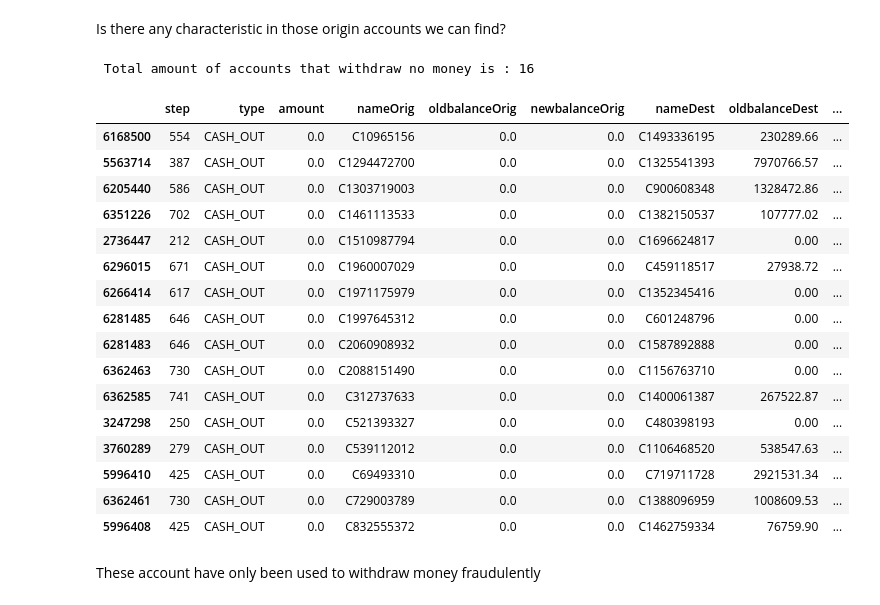
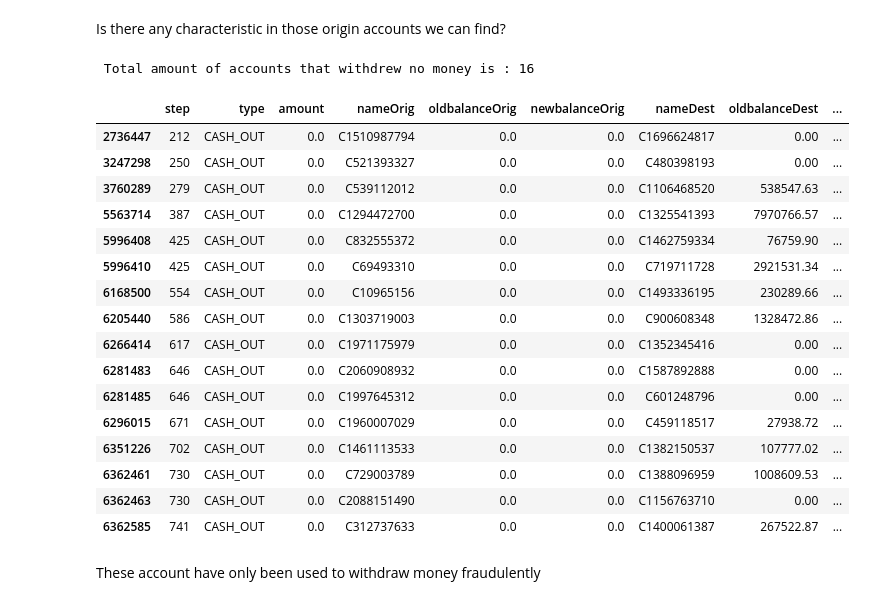
Before and after one commit to AMaldu/fraud_detection, a Jupyter notebook: notebooks/eda.ipynb, the cells around one changed output. Saved outputs shown, nothing was run; the diff lists cells and outputs as text; code cells hidden in the pictures.

```diff
--- a/notebooks/eda.ipynb
+++ b/notebooks/eda.ipynb
@@ -287,29 +287,30 @@ Observations:
 Fraudsters have been trying to withdraw money from empty accounts. None of them is repeated. Further information about, for example, the account age could help us identify some hidden pattern.
 # %% [markdown]
 Is there any characteristic in those origin accounts we can find?
-# %%
-nameOrig_list = null_amount_orig['nameOrig'].tolist()
-
-fraud_accounts = data.query('nameOrig_list').sort_values(by = 'nameOrig')
-hay algunas que tienen frud y no fraud asi que los calculos estan mal
-# %% [output]
- Total amount of accounts that withdraw no money is : 16
-|  | step | type | amount | nameOrig | oldbalanceOrig | newbalanceOrig | nameDest | oldbalanceDest | ... |
-| 6168500 | 554 | CASH_OUT | 0.0 | C10965156 | 0.0 | 0.0 | C1493336195 | 230289.66 | ... |
-| 5563714 | 387 | CASH_OUT | 0.0 | C1294472700 | 0.0 | 0.0 | C1325541393 | 7970766.57 | ... |
-| 6205440 | 586 | CASH_OUT | 0.0 | C1303719003 | 0.0 | 0.0 | C900608348 | 1328472.86 | ... |
-| 6351226 | 702 | CASH_OUT | 0.0 | C1461113533 | 0.0 | 0.0 | C1382150537 | 107777.02 | ... |
-| 2736447 | 212 | CASH_OUT | 0.0 | C1510987794 | 0.0 | 0.0 | C1696624817 | 0.00 | ... |
-| 6296015 | 671 | CASH_OUT | 0.0 | C1960007029 | 0.0 | 0.0 | C459118517 | 27938.72 | ... |
-| 6266414 | 617 | CASH_OUT | 0.0 | C1971175979 | 0.0 | 0.0 | C1352345416 | 0.00 | ... |
-| 6281485 | 646 | CASH_OUT | 0.0 | C1997645312 | 0.0 | 0.0 | C601248796 | 0.00 | ... |
-| 6281483 | 646 | CASH_OUT | 0.0 | C2060908932 | 0.0 | 0.0 | C1587892888 | 0.00 | ... |
-| 6362463 | 730 | CASH_OUT | 0.0 | C2088151490 | 0.0 | 0.0 | C1156763710 | 0.00 | ... |
-| 6362585 | 741 | CASH_OUT | 0.0 | C312737633 | 0.0 | 0.0 | C1400061387 | 267522.87 | ... |
-| 3247298 | 250 | CASH_OUT | 0.0 | C521393327 | 0.0 | 0.0 | C480398193 | 0.00 | ... |
-| 3760289 | 279 | CASH_OUT | 0.0 | C539112012 | 0.0 | 0.0 | C1106468520 | 538547.63 | ... |
-| 5996410 | 425 | CASH_OUT | 0.0 | C69493310 | 0.0 | 0.0 | C719711728 | 2921531.34 | ... |
-| 6362461 | 730 | CASH_OUT | 0.0 | C729003789 | 0.0 | 0.0 | C1388096959 | 1008609.53 | ... |
-| 5996408 | 425 | CASH_OUT | 0.0 | C832555372 | 0.0 | 0.0 | C1462759334 | 76759.90 | ... |
+# %%
+nameOrig_list = null_amount_orig['nameOrig'].tolist()
+
+fraud_accounts = data[data['nameOrig'].isin(nameOrig_list)]
+print(f' Total amount of accounts that withdrew no money is : {len(fraud_accounts)}')
+fraud_accounts
+# %% [output]
+ Total amount of accounts that withdrew no money is : 16
+|  | step | type | amount | nameOrig | oldbalanceOrig | newbalanceOrig | nameDest | oldbalanceDest | ... |
+| 2736447 | 212 | CASH_OUT | 0.0 | C1510987794 | 0.0 | 0.0 | C1696624817 | 0.00 | ... |
+| 3247298 | 250 | CASH_OUT | 0.0 | C521393327 | 0.0 | 0.0 | C480398193 | 0.00 | ... |
+| 3760289 | 279 | CASH_OUT | 0.0 | C539112012 | 0.0 | 0.0 | C1106468520 | 538547.63 | ... |
+| 5563714 | 387 | CASH_OUT | 0.0 | C1294472700 | 0.0 | 0.0 | C1325541393 | 7970766.57 | ... |
+| 5996408 | 425 | CASH_OUT | 0.0 | C832555372 | 0.0 | 0.0 | C1462759334 | 76759.90 | ... |
+| 5996410 | 425 | CASH_OUT | 0.0 | C69493310 | 0.0 | 0.0 | C719711728 | 2921531.34 | ... |
+| 6168500 | 554 | CASH_OUT | 0.0 | C10965156 | 0.0 | 0.0 | C1493336195 | 230289.66 | ... |
+| 6205440 | 586 | CASH_OUT | 0.0 | C1303719003 | 0.0 | 0.0 | C900608348 | 1328472.86 | ... |
+| 6266414 | 617 | CASH_OUT | 0.0 | C1971175979 | 0.0 | 0.0 | C1352345416 | 0.00 | ... |
+| 6281483 | 646 | CASH_OUT | 0.0 | C2060908932 | 0.0 | 0.0 | C1587892888 | 0.00 | ... |
+| 6281485 | 646 | CASH_OUT | 0.0 | C1997645312 | 0.0 | 0.0 | C601248796 | 0.00 | ... |
+| 6296015 | 671 | CASH_OUT | 0.0 | C1960007029 | 0.0 | 0.0 | C459118517 | 27938.72 | ... |
+| 6351226 | 702 | CASH_OUT | 0.0 | C1461113533 | 0.0 | 0.0 | C1382150537 | 107777.02 | ... |
+| 6362461 | 730 | CASH_OUT | 0.0 | C729003789 | 0.0 | 0.0 | C1388096959 | 1008609.53 | ... |
+| 6362463 | 730 | CASH_OUT | 0.0 | C2088151490 | 0.0 | 0.0 | C1156763710 | 0.00 | ... |
+| 6362585 | 741 | CASH_OUT | 0.0 | C312737633 | 0.0 | 0.0 | C1400061387 | 267522.87 | ... |
 # %% [markdown]
 These account have only been used to withdraw money fraudulently
```
Also changed, not shown: parts of 10 cells of this notebook, 1 other file.
